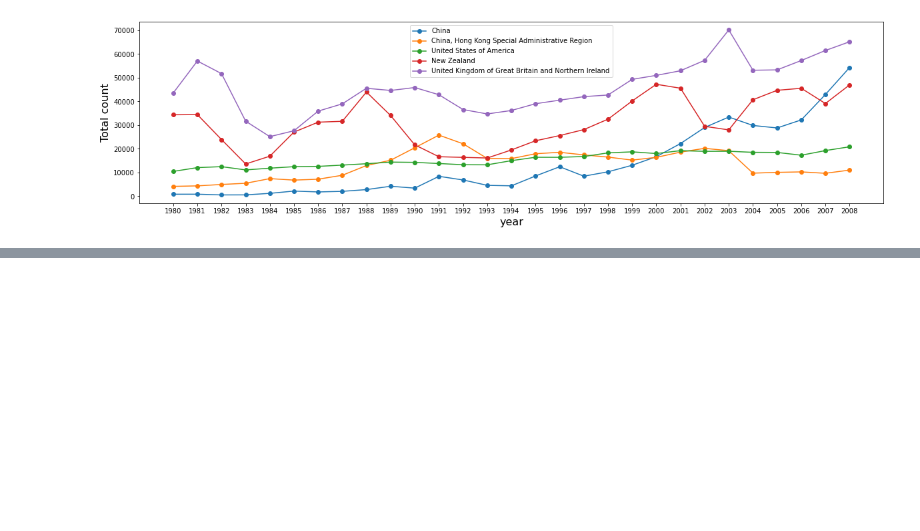
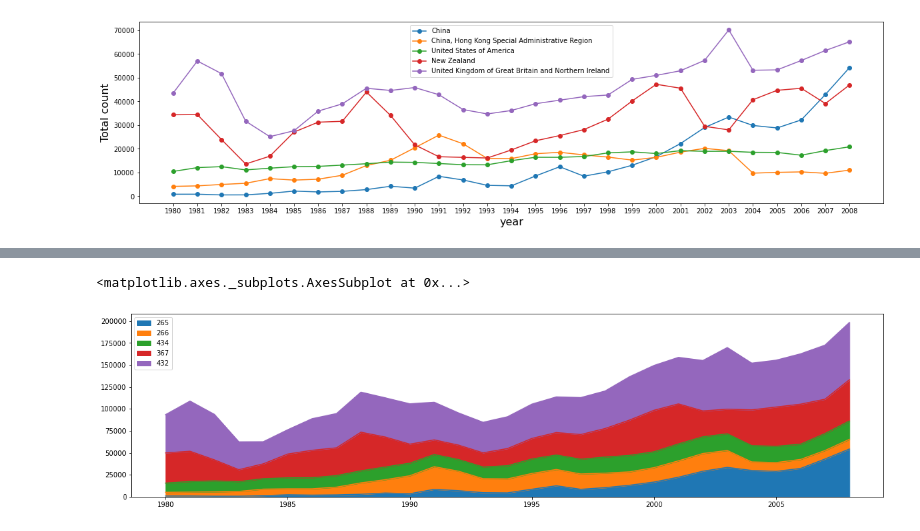
Before and after one commit to leangaurav/dsc_weekennd_2020_08_30, a Jupyter notebook: Assignments/Lino/Immigrants/AustraliaImmigrantsMatplotlib.ipynb, the cells around one changed output, grey strips where cells are left out. Cells and saved outputs as stored; diff of their text form; code cells hidden in the pictures; blank space fills up the shorter version.

```diff
--- a/Assignments/Lino/Immigrants/AustraliaImmigrantsMatplotlib.ipynb
+++ b/Assignments/Lino/Immigrants/AustraliaImmigrantsMatplotlib.ipynb
@@ -229,0 +276,5 @@ plt.legend()
+# %%
+df.loc[df.Total.sort_values().tail().index].iloc[:,4:33].T.plot.area(figsize=(20,5))
+# %% [output]
+<matplotlib.axes._subplots.AxesSubplot at 0x...>
+[figure, added]
```
Also changed, not shown: parts of 10 cells of this notebook, 1 other file.
